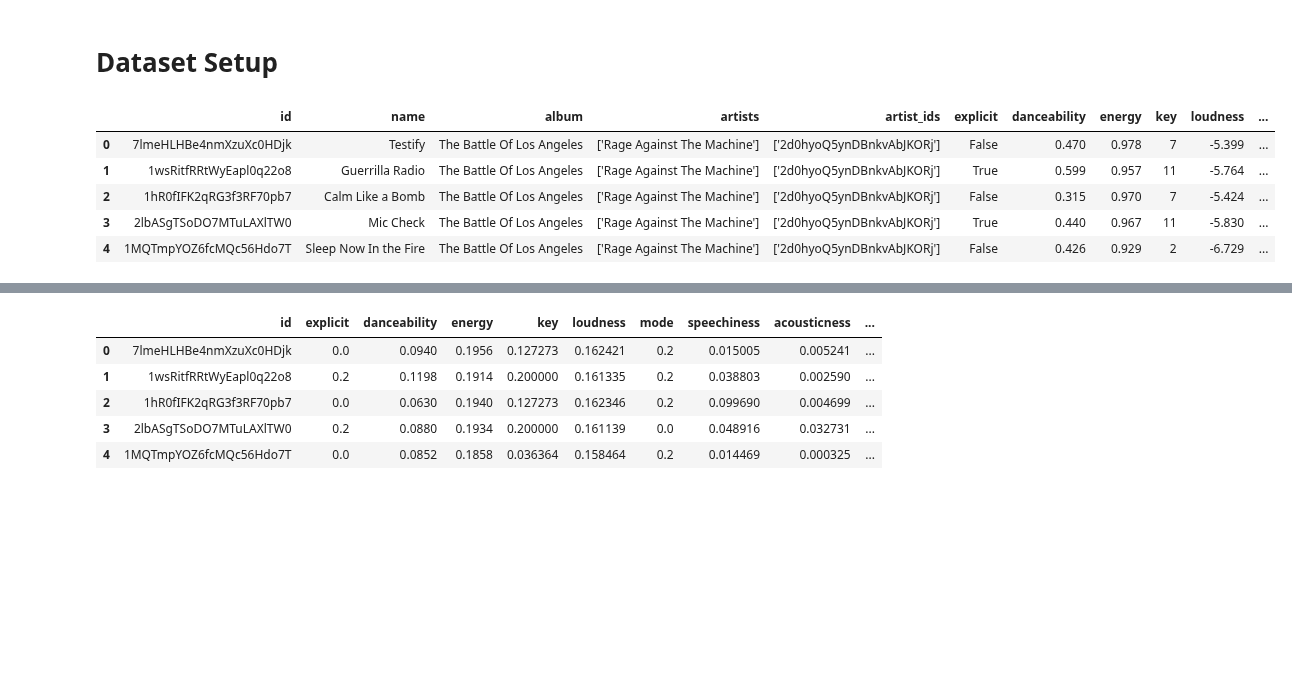
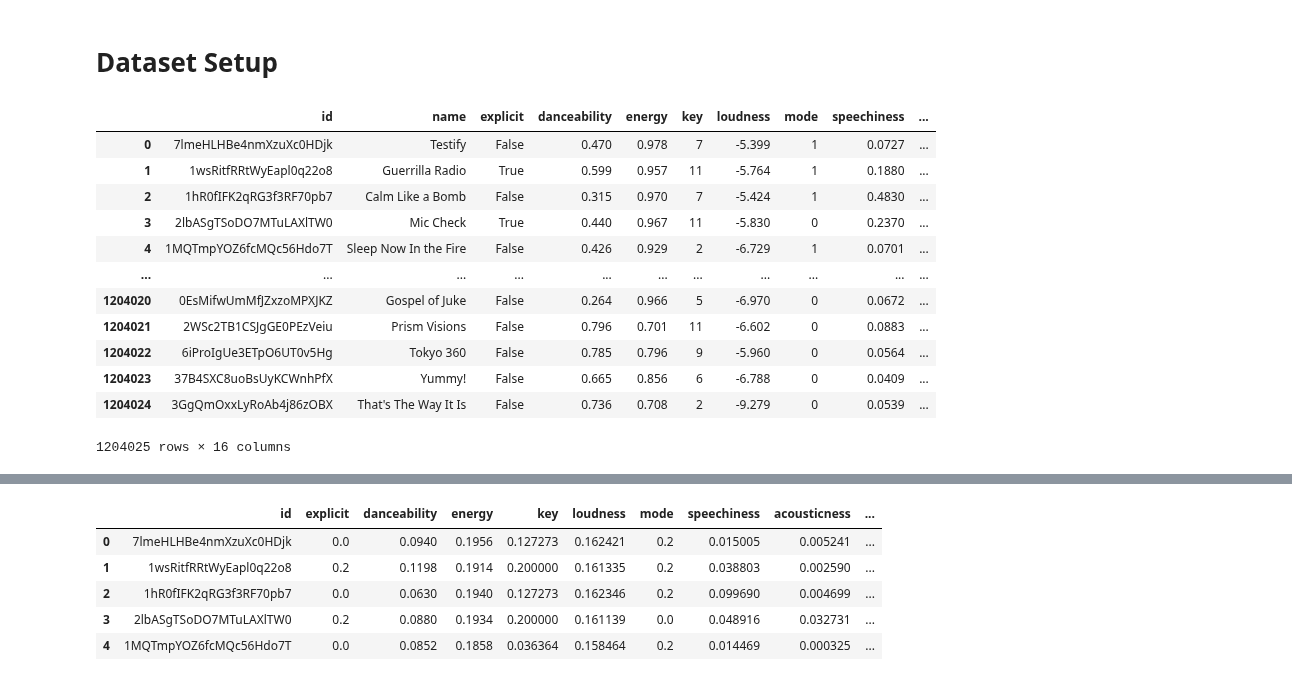
Before and after one commit to RohitValiveti/music-discovery, a Jupyter notebook: model/model.ipynb, the cells around one changed output, grey strips where cells are left out. Cells and saved outputs as stored; diff of their text form; code cells hidden in the pictures; blank space fills up the shorter version.

```diff
--- a/model/model.ipynb
+++ b/model/model.ipynb
@@ -14,12 +12,19 @@ warnings.filterwarnings('ignore')
 # Dataset Setup
 # %%
 all_tracks_df = pd.read_csv('tracks_features.csv')
-all_tracks_df = all_tracks_df.drop(['album_id', 'track_number', 'disc_number', 'year', 'release_date'],axis=1)
-all_tracks_df.head()
+all_tracks_df = all_tracks_df.drop(['album_id', 'track_number', 'disc_number', 'year', 'release_date','album','artists','artist_ids'],axis=1)
+all_tracks_df
 # %% [output]
-|  | id | name | album | artists | artist_ids | explicit | danceability | energy | key | loudness | ... |
-| 0 | 7lmeHLHBe4nmXzuXc0HDjk | Testify | The Battle Of Los Angeles | ['Rage Against The Machine'] | ['2d0hyoQ5ynDBnkvAbJKORj'] | False | 0.470 | 0.978 | 7 | -5.399 | ... |
-| 1 | 1wsRitfRRtWyEapl0q22o8 | Guerrilla Radio | The Battle Of Los Angeles | ['Rage Against The Machine'] | ['2d0hyoQ5ynDBnkvAbJKORj'] | True | 0.599 | 0.957 | 11 | -5.764 | ... |
-| 2 | 1hR0fIFK2qRG3f3RF70pb7 | Calm Like a Bomb | The Battle Of Los Angeles | ['Rage Against The Machine'] | ['2d0hyoQ5ynDBnkvAbJKORj'] | False | 0.315 | 0.970 | 7 | -5.424 | ... |
-| 3 | 2lbASgTSoDO7MTuLAXlTW0 | Mic Check | The Battle Of Los Angeles | ['Rage Against The Machine'] | ['2d0hyoQ5ynDBnkvAbJKORj'] | True | 0.440 | 0.967 | 11 | -5.830 | ... |
-| 4 | 1MQTmpYOZ6fcMQc56Hdo7T | Sleep Now In the Fire | The Battle Of Los Angeles | ['Rage Against The Machine'] | ['2d0hyoQ5ynDBnkvAbJKORj'] | False | 0.426 | 0.929 | 2 | -6.729 | ... |
+|  | id | name | explicit | danceability | energy | key | loudness | mode | speechiness | ... |
+| 0 | 7lmeHLHBe4nmXzuXc0HDjk | Testify | False | 0.470 | 0.978 | 7 | -5.399 | 1 | 0.0727 | ... |
+| 1 | 1wsRitfRRtWyEapl0q22o8 | Guerrilla Radio | True | 0.599 | 0.957 | 11 | -5.764 | 1 | 0.1880 | ... |
+| 2 | 1hR0fIFK2qRG3f3RF70pb7 | Calm Like a Bomb | False | 0.315 | 0.970 | 7 | -5.424 | 1 | 0.4830 | ... |
+| 3 | 2lbASgTSoDO7MTuLAXlTW0 | Mic Check | True | 0.440 | 0.967 | 11 | -5.830 | 0 | 0.2370 | ... |
+| 4 | 1MQTmpYOZ6fcMQc56Hdo7T | Sleep Now In the Fire | False | 0.426 | 0.929 | 2 | -6.729 | 1 | 0.0701 | ... |
+| ... | ... | ... | ... | ... | ... | ... | ... | ... | ... | ... |
+| 1204020 | 0EsMifwUmMfJZxzoMPXJKZ | Gospel of Juke | False | 0.264 | 0.966 | 5 | -6.970 | 0 | 0.0672 | ... |
+| 1204021 | 2WSc2TB1CSJgGE0PEzVeiu | Prism Visions | False | 0.796 | 0.701 | 11 | -6.602 | 0 | 0.0883 | ... |
+| 1204022 | 6iProIgUe3ETpO6UT0v5Hg | Tokyo 360 | False | 0.785 | 0.796 | 9 | -5.960 | 0 | 0.0564 | ... |
+| 1204023 | 37B4SXC8uoBsUyKCWnhPfX | Yummy! | False | 0.665 | 0.856 | 6 | -6.788 | 0 | 0.0409 | ... |
+| 1204024 | 3GgQmOxxLyRoAb4j86zOBX | That's The Way It Is | False | 0.736 | 0.708 | 2 | -9.279 | 0 | 0.0539 | ... |
+1204025 rows × 16 columns
```
Also changed, not shown: parts of 8 cells of this notebook, 2 other files.
